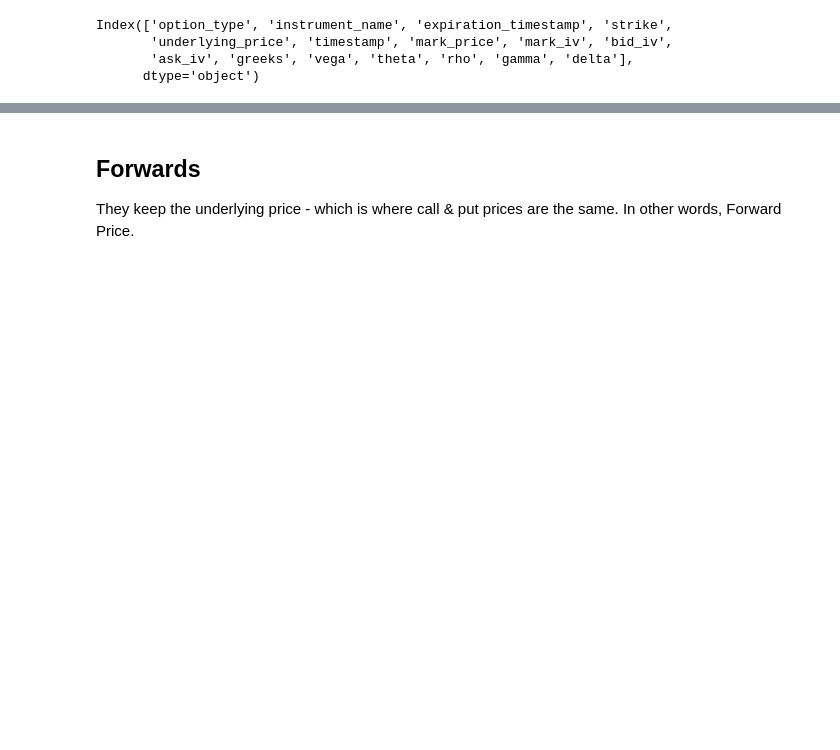
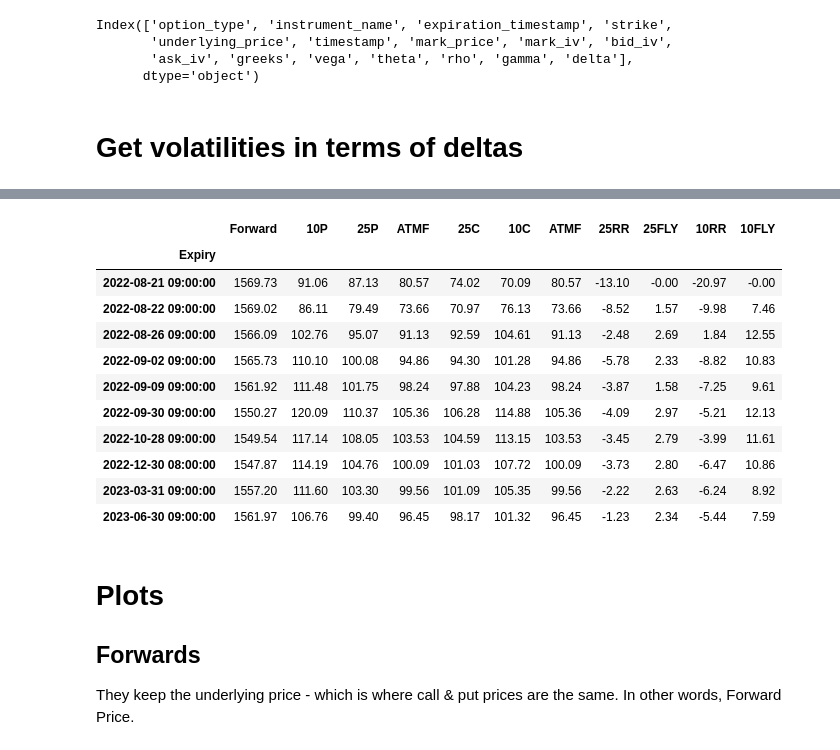
Before and after one commit to xyise/xyise, a Jupyter notebook: notebook/deribit/nb_deribit.ipynb, the cells around one changed output, grey strips where cells are left out. Saved outputs shown, nothing was run; the diff lists cells and outputs as text; code cells hidden in the pictures; blank space fills up the shorter version.

```diff
--- a/notebook/deribit/nb_deribit.ipynb
+++ b/notebook/deribit/nb_deribit.ipynb
@@ -93,0 +100,11 @@ ods = OptionDataset(df_opts_md)
+# %% [markdown]
+# Get volatilities in terms of deltas
+# %%
+ods = OptionDataset(df_opts_md)
+ods.set_md_in_delta()
+
+# display the vol summary
+df_vol, ds_extrapolated = ods.get_volatility_summary()
+print('extrapolated:', ds_extrapolated)
+display(df_vol.style.format(precision=2))
+# %% [output]
@@ -94,4 +113,19 @@ ods = OptionDataset(df_opts_md)
+|  | Forward | 10P | 25P | ATMF | 25C | 10C | ATMF | 25RR | 25FLY | 10RR | 10FLY |
+| Expiry |  |  |  |  |  |  |  |  |  |  |  |
+| 2022-08-21 09:00:00 | 1569.73 | 91.06 | 87.13 | 80.57 | 74.02 | 70.09 | 80.57 | -13.10 | -0.00 | -20.97 | -0.00 |
+| 2022-08-22 09:00:00 | 1569.02 | 86.11 | 79.49 | 73.66 | 70.97 | 76.13 | 73.66 | -8.52 | 1.57 | -9.98 | 7.46 |
+| 2022-08-26 09:00:00 | 1566.09 | 102.76 | 95.07 | 91.13 | 92.59 | 104.61 | 91.13 | -2.48 | 2.69 | 1.84 | 12.55 |
+| 2022-09-02 09:00:00 | 1565.73 | 110.10 | 100.08 | 94.86 | 94.30 | 101.28 | 94.86 | -5.78 | 2.33 | -8.82 | 10.83 |
+| 2022-09-09 09:00:00 | 1561.92 | 111.48 | 101.75 | 98.24 | 97.88 | 104.23 | 98.24 | -3.87 | 1.58 | -7.25 | 9.61 |
+| 2022-09-30 09:00:00 | 1550.27 | 120.09 | 110.37 | 105.36 | 106.28 | 114.88 | 105.36 | -4.09 | 2.97 | -5.21 | 12.13 |
+| 2022-10-28 09:00:00 | 1549.54 | 117.14 | 108.05 | 103.53 | 104.59 | 113.15 | 103.53 | -3.45 | 2.79 | -3.99 | 11.61 |
+| 2022-12-30 08:00:00 | 1547.87 | 114.19 | 104.76 | 100.09 | 101.03 | 107.72 | 100.09 | -3.73 | 2.80 | -6.47 | 10.86 |
+| 2023-03-31 09:00:00 | 1557.20 | 111.60 | 103.30 | 99.56 | 101.09 | 105.35 | 99.56 | -2.22 | 2.63 | -6.24 | 8.92 |
+| 2023-06-30 09:00:00 | 1561.97 | 106.76 | 99.40 | 96.45 | 98.17 | 101.32 | 96.45 | -1.23 | 2.34 | -5.44 | 7.59 |
 # %% [markdown]
+
+# Plots
+
 ## Forwards
 They keep the underlying price - which is where call & put prices are the same.
 In other words, Forward Price.
```
Also changed, not shown: parts of 15 cells of this notebook, 2 other files.
